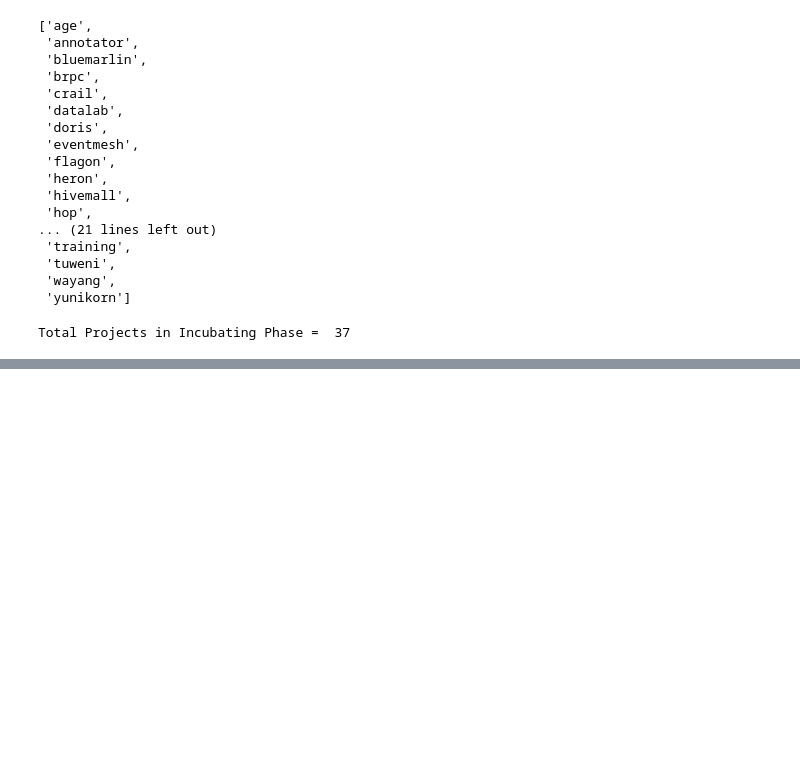
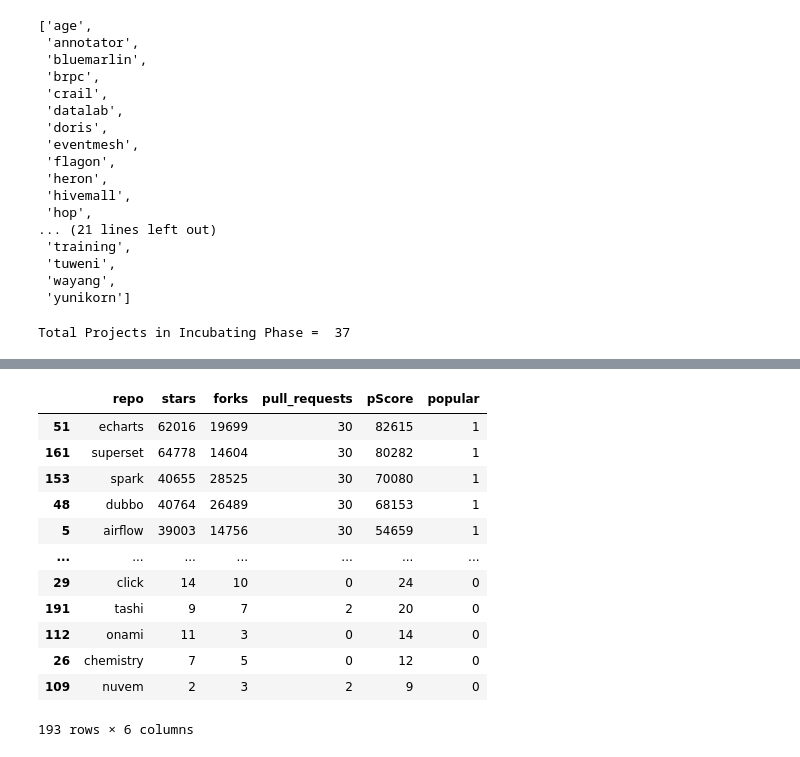
Before and after one commit to haseebshaik00/SEProject-Team4-The-Popularity-Paradigm, a Jupyter notebook: popularityScore.ipynb, the cells around one changed output, grey strips where cells are left out. Cells and saved outputs as stored; diff of their text form; code cells hidden in the pictures; blank space fills up the shorter version.

Commit message:
Added initial fetched repos popularity score

```diff
--- a/popularityScore.ipynb
+++ b/popularityScore.ipynb
@@ -221,0 +224,29 @@ Error fetching data for yunikorn: 404 Client Error: Not Found for url: https://a
+# %%
+import json
+import pandas as pd
+
+with open("repo_data.json", "r") as file:
+    repo_data = json.load(file)
+for repo in repo_data:
+    repo["pScore"] = repo["stars"] + repo["forks"] + (repo["pull_requests"] ** 2)
+
+df = pd.DataFrame(repo_data)
+df_sorted = df.sort_values(by="pScore", ascending=False)
+df_sorted["popular"] = 0
+df_sorted.iloc[:100, df_sorted.columns.get_loc("popular")] = 1
+df_sorted.to_json("sorted_repo_data.json", orient="records", indent=4)
+display(df_sorted)
+# %% [output]
+|  | repo | stars | forks | pull_requests | pScore | popular |
+| 51 | echarts | 62016 | 19699 | 30 | 82615 | 1 |
+| 161 | superset | 64778 | 14604 | 30 | 80282 | 1 |
+| 153 | spark | 40655 | 28525 | 30 | 70080 | 1 |
+| 48 | dubbo | 40764 | 26489 | 30 | 68153 | 1 |
+| 5 | airflow | 39003 | 14756 | 30 | 54659 | 1 |
+| ... | ... | ... | ... | ... | ... | ... |
+| 29 | click | 14 | 10 | 0 | 24 | 0 |
+| 191 | tashi | 9 | 7 | 2 | 20 | 0 |
+| 112 | onami | 11 | 3 | 0 | 14 | 0 |
+| 26 | chemistry | 7 | 5 | 0 | 12 | 0 |
+| 109 | nuvem | 2 | 3 | 2 | 9 | 0 |
+193 rows × 6 columns
```
Also changed, not shown: parts of 1 cell of this notebook, 2 other files.
